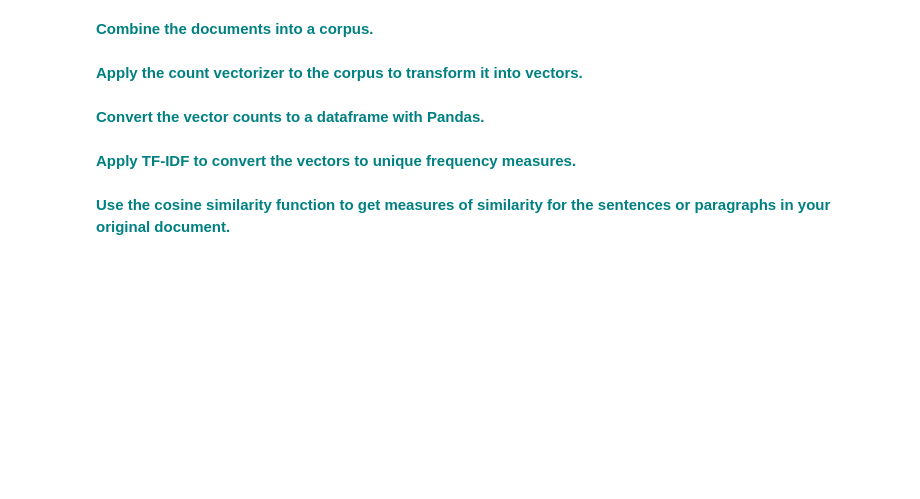
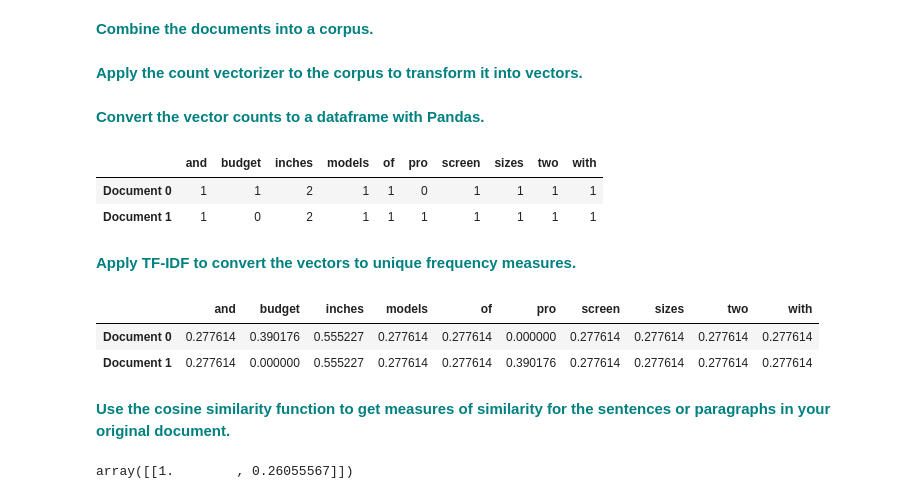
Before and after one commit to shai1esh03/ML-Algorithms-Projects, a Jupyter notebook: CosineSimilarityCaseStudy/Cosine_Similarity_Case_Study.ipynb, the cells around one changed output. Cells and saved outputs as stored; diff of their text form; code cells hidden in the pictures; blank space fills up the shorter version.

```diff
--- a/CosineSimilarityCaseStudy/Cosine_Similarity_Case_Study.ipynb
+++ b/CosineSimilarityCaseStudy/Cosine_Similarity_Case_Study.ipynb
@@ -123,11 +169,38 @@ cosine_similarity(trsfm[0:1], trsfm)
 Replace the current values for `Document 0` and `Document 1` with your own sentence or paragraph and apply the same steps as we did in the above example.
 # %% [markdown]
  **<font color='teal'> Combine the documents into a corpus.</font>**
+# %%
+Document0 = 'Two budget models with screen sizes of 5.4-inches and 6.1-inches'
+Document1 = 'two Pro models with screen sizes of 6.1-inches and 6.7-inches'
+
+corpus = [Document0,Document1]
 # %% [markdown]
  **<font color='teal'> Apply the count vectorizer to the corpus to transform it into vectors.</font>**
+# %%
+ct_vect = CountVectorizer()
 # %% [markdown]
  **<font color='teal'> Convert the vector counts to a dataframe with Pandas.</font>**
+# %%
+X_train_count = ct_vect.fit_transform(corpus)
+
+pd.DataFrame(X_train_count.toarray(),columns=ct_vect.get_feature_names(),index=['Document 0','Document 1'])
+# %% [output]
+|  | and | budget | inches | models | of | pro | screen | sizes | two | with |
+| Document 0 | 1 | 1 | 2 | 1 | 1 | 0 | 1 | 1 | 1 | 1 |
+| Document 1 | 1 | 0 | 2 | 1 | 1 | 1 | 1 | 1 | 1 | 1 |
 # %% [markdown]
  **<font color='teal'> Apply TF-IDF to convert the vectors to unique frequency measures.</font>**
+# %%
+vector = TfidfVectorizer()
+trsfm1=vector.fit_transform(corpus)
+pd.DataFrame(trsfm1.toarray(),columns=vector.get_feature_names(),index=['Document 0','Document 1'])
+# %% [output]
+|  | and | budget | inches | models | of | pro | screen | sizes | two | with |
+| Document 0 | 0.277614 | 0.390176 | 0.555227 | 0.277614 | 0.277614 | 0.000000 | 0.277614 | 0.277614 | 0.277614 | 0.277614 |
+| Document 1 | 0.277614 | 0.000000 | 0.555227 | 0.277614 | 0.277614 | 0.390176 | 0.277614 | 0.277614 | 0.277614 | 0.277614 |
 # %% [markdown]
  **<font color='teal'> Use the cosine similarity function to get measures of similarity for the sentences or paragraphs in your original document.</font>**
+# %%
+cosine_similarity(trsfm[0:1], trsfm)
+# %% [output]
+array([[1.        , 0.26055567]])
```
Also changed, not shown: parts of 11 cells of this notebook.
